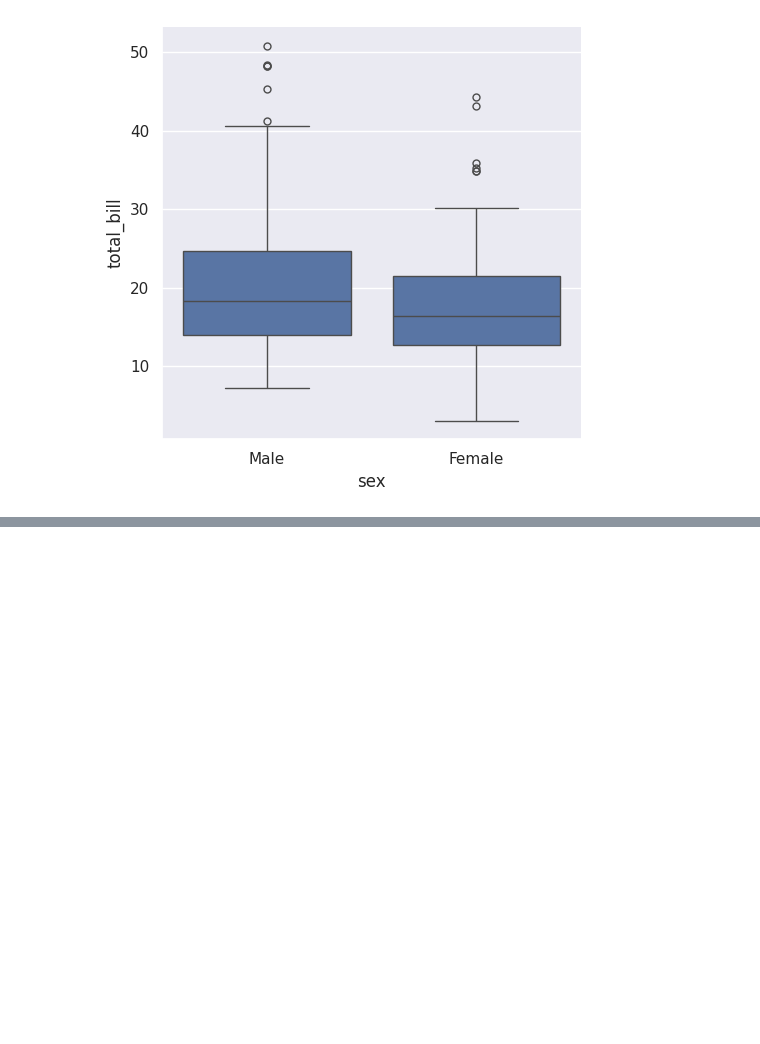
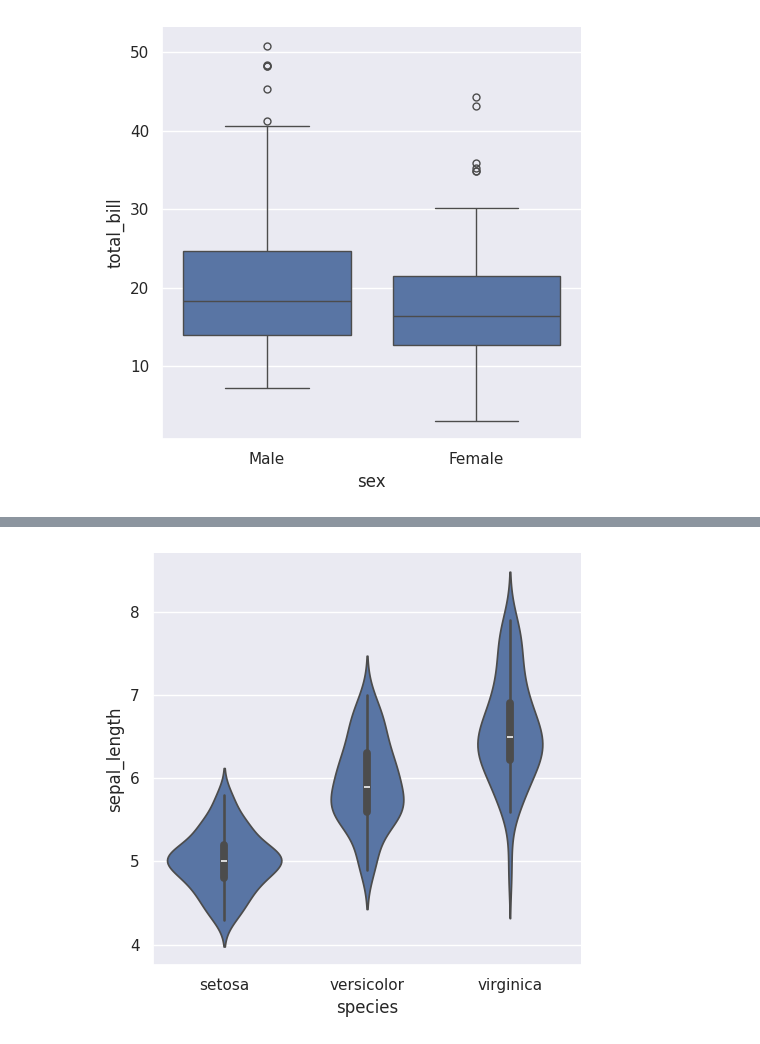
Before and after one commit to mtthwwl/Data-Analyst, a Jupyter notebook: Seaborn.ipynb, the cells around one changed output, grey strips where cells are left out. Drawn from its saved outputs; the diff is of its cells as text; code cells hidden in the pictures; blank space fills up the shorter version.

Commit message:
Add Violin Parameter

```diff
--- a/Seaborn.ipynb
+++ b/Seaborn.ipynb
@@ -153,3 +152,6 @@ sns.catplot(x = "sex", y = "total_bill", data = df2, kind = "box")
 plt.show()
 # %% [output]
 [figure]
+# %%
+df = sns.load_dataset('iris')
+df.head()
@@ -155,0 +165,5 @@ plt.show()
+# %%
+sns.catplot(x = "species", y = "sepal_length", data = df, kind = "violin")
+plt.show()
+# %% [output]
+[figure, added]
```
Also changed, not shown: parts of 5 cells of this notebook.
